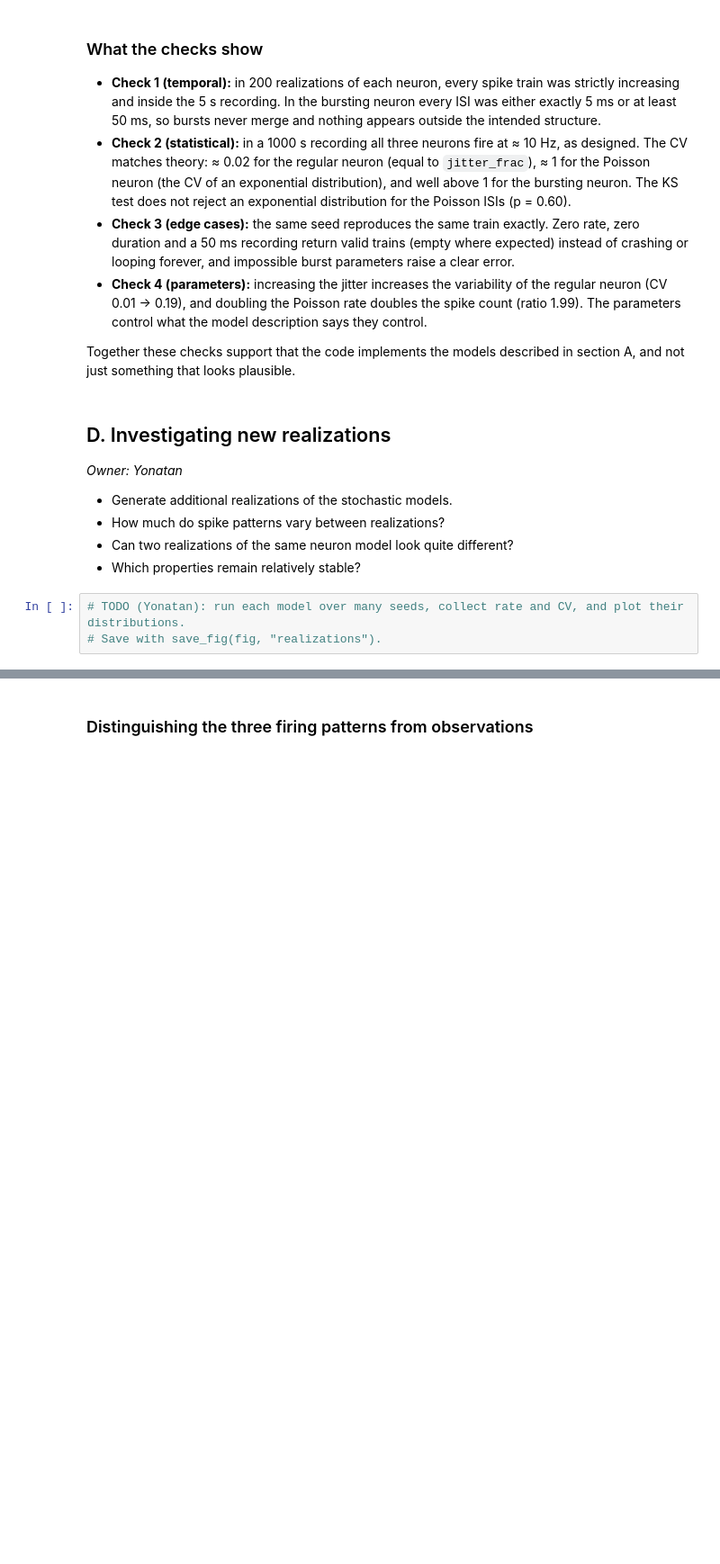
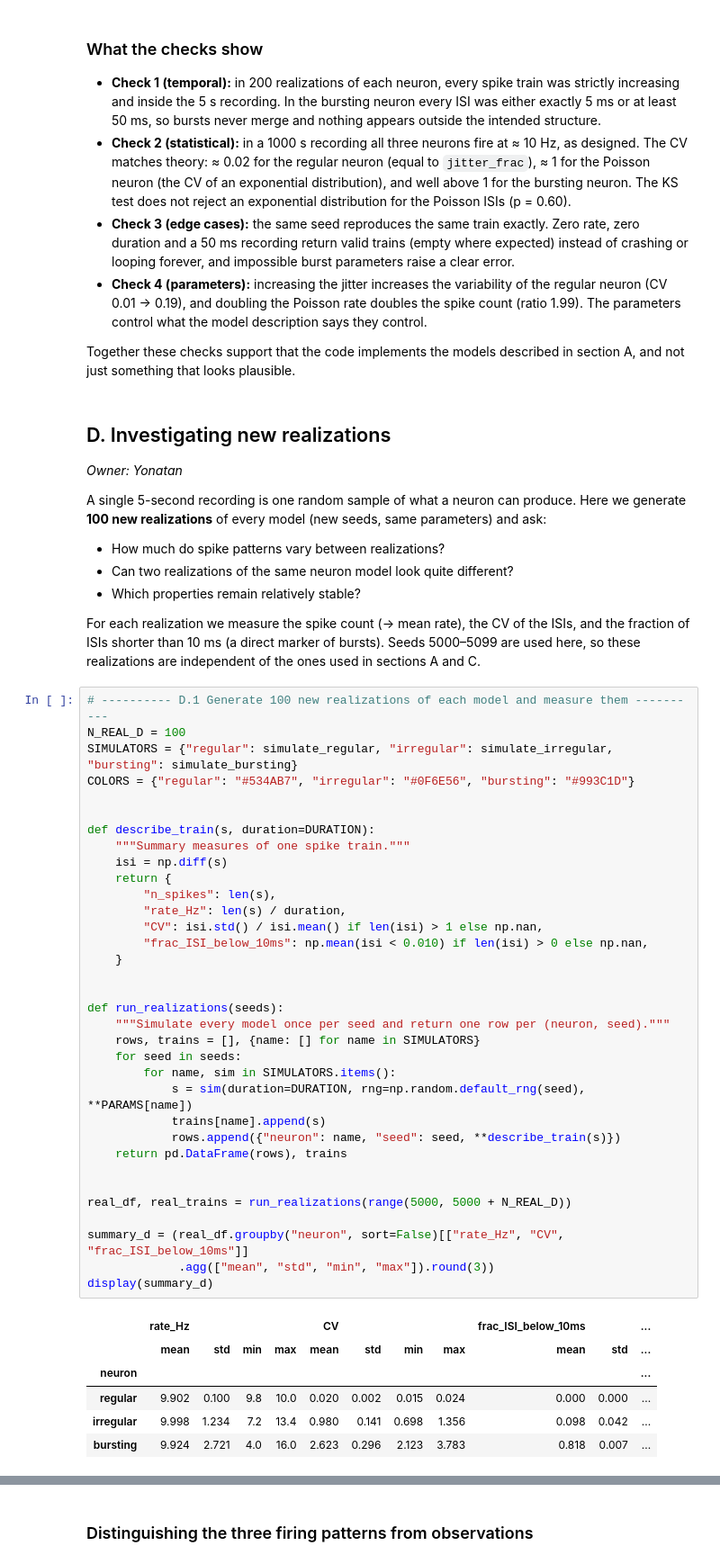
Before and after one commit to yonipick-subair/MiniProject_1, a Jupyter notebook: Q1_neural_spikes.ipynb, the cells around one changed output, grey strips where cells are left out. Shown at 90% size. Cells and saved outputs as stored; diff of their text form; blank space fills up the shorter version.

```diff
--- a/Q1_neural_spikes.ipynb
+++ b/Q1_neural_spikes.ipynb
@@ -362,10 +362,52 @@ Together these checks support that the code implements the models described in s
 ## D. Investigating new realizations
 *Owner: Yonatan*
 
-- Generate additional realizations of the stochastic models.
+A single 5-second recording is one random sample of what a neuron can produce. Here we generate **100 new realizations** of every model (new seeds, same parameters) and ask:
+
 - How much do spike patterns vary between realizations?
 - Can two realizations of the same neuron model look quite different?
 - Which properties remain relatively stable?
+
+For each realization we measure the spike count (→ mean rate), the CV of the ISIs, and the fraction of ISIs shorter than 10 ms (a direct marker of bursts).
+Seeds 5000–5099 are used here, so these realizations are independent of the ones used in sections A and C.
 # %%
-# TODO (Yonatan): run each model over many seeds, collect rate and CV, and plot their distributions.
-# Save with save_fig(fig, "realizations").
+# ---------- D.1 Generate 100 new realizations of each model and measure them ----------
+N_REAL_D = 100
+SIMULATORS = {"regular": simulate_regular, "irregular": simulate_irregular, "bursting": simulate_bursting}
+COLORS = {"regular": "#534AB7", "irregular": "#0F6E56", "bursting": "#993C1D"}
+
+
+def describe_train(s, duration=DURATION):
+    """Summary measures of one spike train."""
+    isi = np.diff(s)
+    return {
+        "n_spikes": len(s),
+        "rate_Hz": len(s) / duration,
+        "CV": isi.std() / isi.mean() if len(isi) > 1 else np.nan,
+        "frac_ISI_below_10ms": np.mean(isi < 0.010) if len(isi) > 0 else np.nan,
+    }
+
+
+def run_realizations(seeds):
+    """Simulate every model once per seed and return one row per (neuron, seed)."""
+    rows, trains = [], {name: [] for name in SIMULATORS}
+    for seed in seeds:
+        for name, sim in SIMULATORS.items():
+            s = sim(duration=DURATION, rng=np.random.default_rng(seed), **PARAMS[name])
+            trains[name].append(s)
+            rows.append({"neuron": name, "seed": seed, **describe_train(s)})
+    return pd.DataFrame(rows), trains
+
+
+real_df, real_trains = run_realizations(range(5000, 5000 + N_REAL_D))
+
+summary_d = (real_df.groupby("neuron", sort=False)[["rate_Hz", "CV", "frac_ISI_below_10ms"]]
+             .agg(["mean", "std", "min", "max"]).round(3))
+display(summary_d)
+# %% [output]
+|  | rate_Hz |  |  |  | CV |  |  |  | frac_ISI_below_10ms |  | ... |
+|  | mean | std | min | max | mean | std | min | max | mean | std | ... |
+| neuron |  |  |  |  |  |  |  |  |  |  | ... |
+| regular | 9.902 | 0.100 | 9.8 | 10.0 | 0.020 | 0.002 | 0.015 | 0.024 | 0.000 | 0.000 | ... |
+| irregular | 9.998 | 1.234 | 7.2 | 13.4 | 0.980 | 0.141 | 0.698 | 1.356 | 0.098 | 0.042 | ... |
+| bursting | 9.924 | 2.721 | 4.0 | 16.0 | 2.623 | 0.296 | 2.123 | 3.783 | 0.818 | 0.007 | ... |
```
Also changed, not shown: parts of 5 cells of this notebook.
